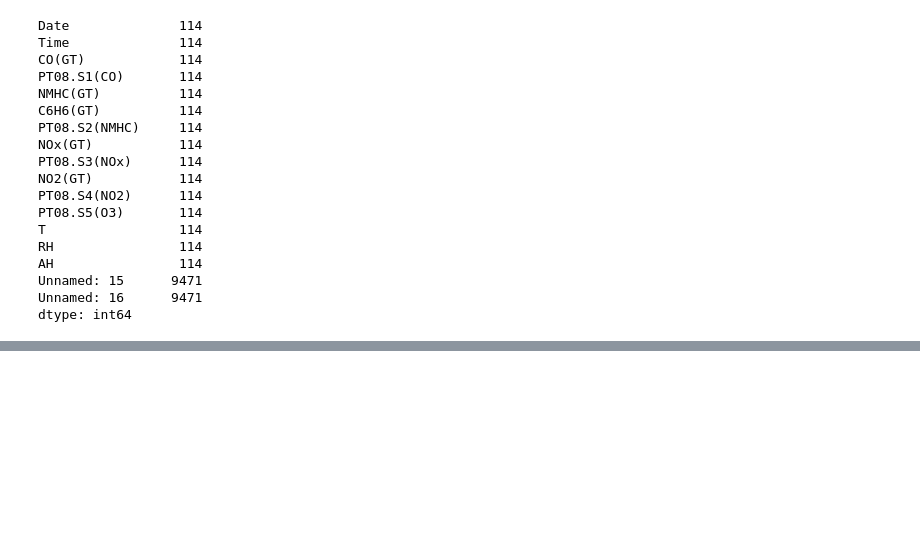
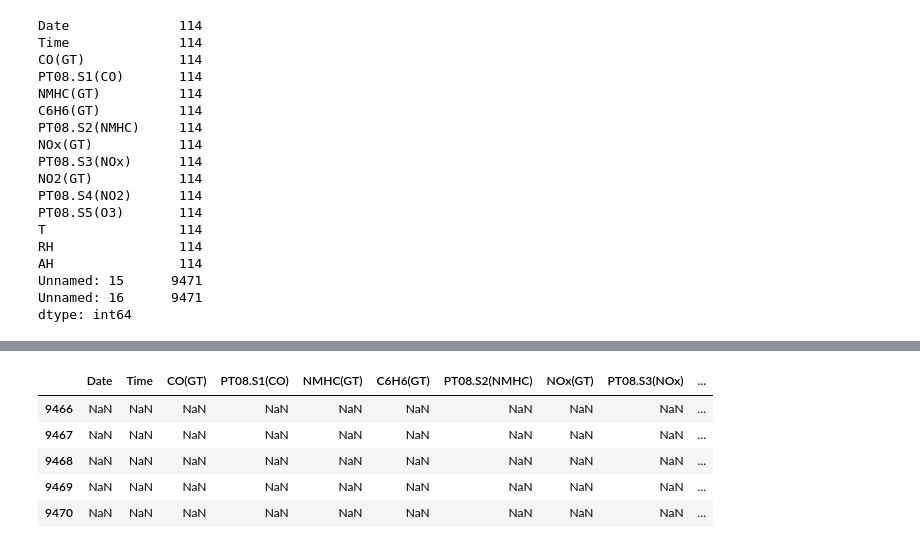
Before and after one commit to Jamy11/Air-Quality-Prediction-Using-Regression-Models, a Jupyter notebook: learning-a-data-set.ipynb, the cells around one changed output, grey strips where cells are left out. Cells and saved outputs as stored; diff of their text form; code cells hidden in the pictures; blank space fills up the shorter version.

```diff
--- a/learning-a-data-set.ipynb
+++ b/learning-a-data-set.ipynb
@@ -132,0 +142,9 @@ dtype: int64
+# %%
+df.tail()
+# %% [output]
+|  | Date | Time | CO(GT) | PT08.S1(CO) | NMHC(GT) | C6H6(GT) | PT08.S2(NMHC) | NOx(GT) | PT08.S3(NOx) | ... |
+| 9466 | NaN | NaN | NaN | NaN | NaN | NaN | NaN | NaN | NaN | ... |
+| 9467 | NaN | NaN | NaN | NaN | NaN | NaN | NaN | NaN | NaN | ... |
+| 9468 | NaN | NaN | NaN | NaN | NaN | NaN | NaN | NaN | NaN | ... |
+| 9469 | NaN | NaN | NaN | NaN | NaN | NaN | NaN | NaN | NaN | ... |
+| 9470 | NaN | NaN | NaN | NaN | NaN | NaN | NaN | NaN | NaN | ... |
```
Also changed, not shown: parts of 7 cells of this notebook.
